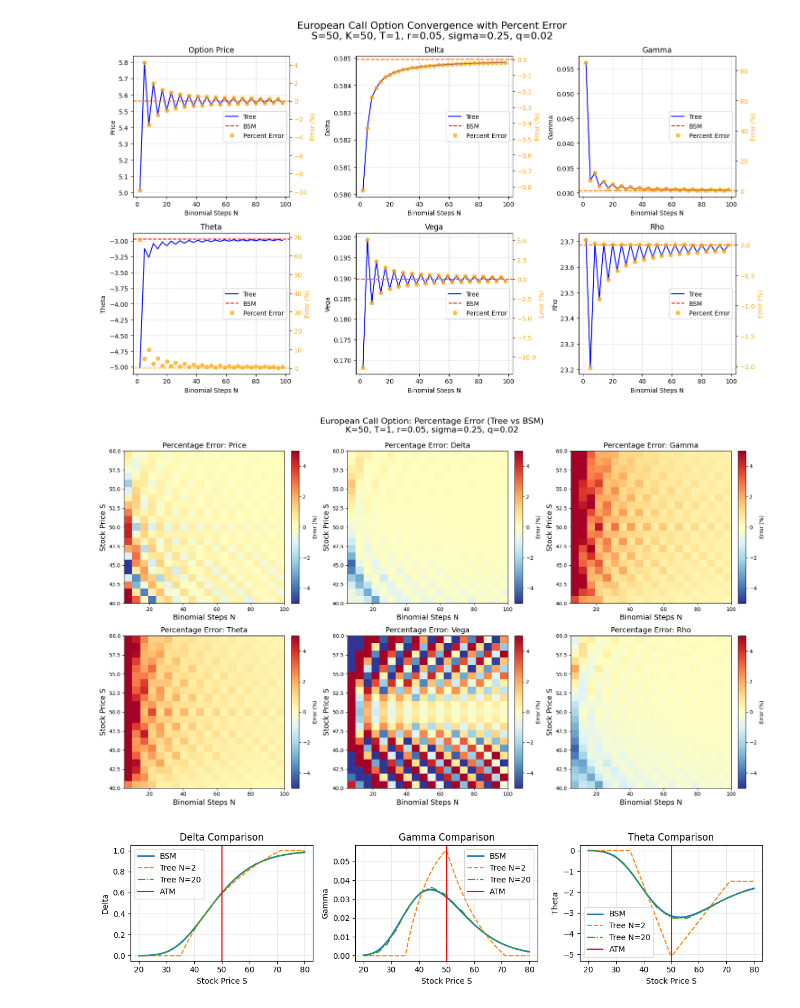
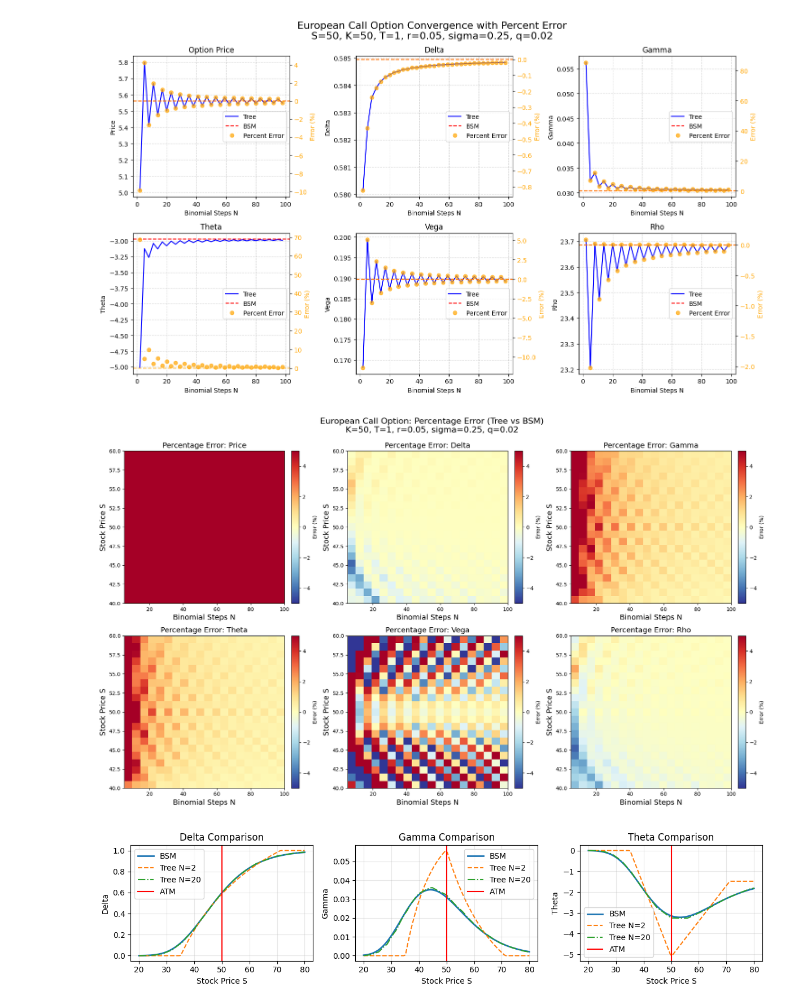
Before and after one commit to hsiuhsil/options_futures_derivatives, a Jupyter notebook: notebooks/Binomial Trees.ipynb, the cells around one changed output. Cells and saved outputs as stored; diff of their text form; code cells hidden in the pictures.

```diff
--- a/notebooks/Binomial Trees.ipynb
+++ b/notebooks/Binomial Trees.ipynb
@@ -20,7 +67,4 @@ plot_binomial_trees(stocks, options, timeline)
 # %%
-import numpy as np
-import matplotlib.pyplot as plt
-
 # Parameters
 s = 50
 k = 50
@@ -31,10 +75,10 @@ q = 0.02
 option_type = 'call'
 exercise_style = 'European'
 
-# Number of binomial steps
+# Number of time steps
 N_vals = np.arange(2, 100, 3)
 
-# Containers for convergence
+# convergence
 price_tree_vals = []
 delta_tree_vals = []
 gamma_tree_vals = []
@@ -43,7 +87,7 @@ vega_tree_vals = []
 rho_tree_vals = []
 
 # Compute BSM values
-price_bsm = price_option_bsm(option_type, exercise_style, s, k, T, r, q, sigma)
+price_bsm = price_option_bsm(option_type, exercise_style, s, k, r, sigma, T, q)
 delta_bsm_val = delta_bsm(option_type, s, k, r, sigma, T, q)
 gamma_bsm_val = gamma_bsm(s, k, r, sigma, T, q)
 theta_bsm_val = theta_bsm(option_type, s, k, r, sigma, T, q)
@@ -55,14 +99,14 @@ epsilon_rho = 1e-4
 
 # Compute Tree values
 for N in N_vals:
-    price_tree_vals.append(price_option_tree(option_type, exercise_style, s, k, sigma, T, N, r, q, return_tree=False))
+    price_tree_vals.append(price_option_tree(option_type, exercise_style, s, k, r, sigma, T, N, q, return_tree=False))
     delta_tree_vals.append(delta_tree(option_type, exercise_style, s, k, sigma, T, N, r, q))
     gamma_tree_vals.append(gamma_tree(option_type, exercise_style, s, k, sigma, T, N, r, q))
     theta_tree_vals.append(theta_tree(option_type, exercise_style, s, k, sigma, T, N, r, q))
     vega_tree_vals.append(vega_tree(option_type, exercise_style, s, k, sigma, T, N, r, q, epsilon=epsilon_vega))
     rho_tree_vals.append(rho_tree(option_type, exercise_style, s, k, sigma, T, N, r, q, epsilon=epsilon_rho))
 
-# --- Plotting in 2x3 panels with percent error ---
+# plot
 fig, axes = plt.subplots(2, 3, figsize=(15, 8))
 axes = axes.flatten()
 
@@ -77,7 +121,7 @@ for i, ax in enumerate(axes):
     tree_vals = greeks_tree[i]
     bsm_val = greeks_bsm[i]
 
-    # Tree values (line)
+    # tree
     ax.plot(N_vals, tree_vals, label='Tree', color='blue')
     ax.axhline(bsm_val, color='red', linestyle='--', label='BSM')
     ax.set_xlabel('Binomial Steps N')
@@ -86,7 +130,7 @@ for i, ax in enumerate(axes):
     ax.grid(True, linestyle='--', alpha=0.5)
     ax.legend()
 
-    # Percent error on right y-axis (dots)
+    # percent error (right Y-axis)
     ax2 = ax.twinx()
     percent_error = 100 * (np.array(tree_vals) - bsm_val) / bsm_val
     ax2.plot(N_vals, percent_error, 'o', color='orange', label='Percent Error', alpha=0.7)
@@ -98,7 +142,7 @@ for i, ax in enumerate(axes):
     lines_ax2, labels_ax2 = ax2.get_legend_handles_labels()
     ax.legend(lines_ax + lines_ax2, labels_ax + labels_ax2, loc='center right')
 
-# Layout and super title
+# title
 plt.tight_layout()
 param_title = (f"European {option_type.capitalize()} Option Convergence with Percent Error\n"
                f"S={s}, K={k}, T={T}, r={r}, sigma={sigma}, q={q}")
@@ -135,7 +179,7 @@ errors = {name: np.zeros((len(S_vals), len(N_vals))) for name in greeks_names}
 # Compute errors
 for i, S in enumerate(S_vals):
     # Compute BSM values
-    price_bsm = price_option_bsm(option_type, exercise_style, S, k, T, r, q, sigma)
+    price_bsm = price_option_bsm(option_type, exercise_style, s, k, r, sigma, T, q)
     delta_bsm_val = delta_bsm(option_type, S, k, r, sigma, T, q)
     gamma_bsm_val = gamma_bsm(S, k, r, sigma, T, q)
     theta_bsm_val = theta_bsm(option_type, S, k, r, sigma, T, q)
@@ -144,7 +188,7 @@ for i, S in enumerate(S_vals):
 
     for j, N in enumerate(N_vals):
         # Compute tree values
-        price_tree = price_option_tree(option_type, exercise_style, S, k, sigma, T, N, r, q, return_tree=False)
+        price_tree = price_option_tree(option_type, exercise_style, s, k, r, sigma, T, N, q=0, return_tree=False)
         delta_tree_val = delta_tree(option_type, exercise_style, S, k, sigma, T, N, r, q)
         gamma_tree_val = gamma_tree(option_type, exercise_style, S, k, sigma, T, N, r, q)
         theta_tree_val = theta_tree(option_type, exercise_style, S, k, sigma, T, N, r, q)
@@ -155,34 +199,34 @@ for i, S in enumerate(S_vals):
         errors['Price'][i,j] = 100 * (price_tree - price_bsm) / price_bsm
         errors['Delta'][i,j] = 100 * (delta_tree_val - delta_bsm_val) / delta_bsm_val
         errors['Gamma'][i,j] = 100 * (gamma_tree_val - gamma_bsm_val) / gamma_bsm_val
         errors['Theta'][i,j] = 100 * (theta_tree_val - theta_bsm_val) / theta_bsm_val
         errors['Vega'][i,j]  = 100 * (vega_tree_val - vega_bsm_val) / vega_bsm_val
         errors['Rho'][i,j]   = 100 * (rho_tree_val - rho_bsm_val) / rho_bsm_val
 
 # --- Plot heatmaps in 2x3 panels ---
 fig, axes = plt.subplots(2, 3, figsize=(18, 10))
 axes = axes.flatten()
 
 for idx, name in enumerate(greeks_names):
     ax = axes[idx]
     im = ax.imshow(errors[name],
                    origin='lower',
                    aspect='auto',
                    extent=[N_vals[0], N_vals[-1], S_vals[0], S_vals[-1]],
                    cmap='RdYlBu_r',
                    vmin=-5, vmax=5)  # Limit to ±5% for clarity
     ax.set_title(f'Percentage Error: {name}', fontsize=14)
     ax.set_xlabel('Binomial Steps N', fontsize=14)
     ax.set_ylabel('Stock Price S', fontsize=14)
     fig.colorbar(im, ax=ax, fraction=0.045, pad=0.04, label='Error (%)')
 
 plt.tight_layout()
 param_title = (f"European {option_type.capitalize()} Option: Percentage Error (Tree vs BSM)\n"
                f"K={k}, T={T}, r={r}, sigma={sigma}, q={q}")
 fig.suptitle(param_title, fontsize=16, y=1.05)
 plt.show()
 # %% [output]
-[figure, old version]
+[figure, new version]
 # %%
 # Parameters
 s_vals = np.linspace(20, 80, 100)
```
Also changed, not shown: parts of 4 cells of this notebook, 4 other files.
